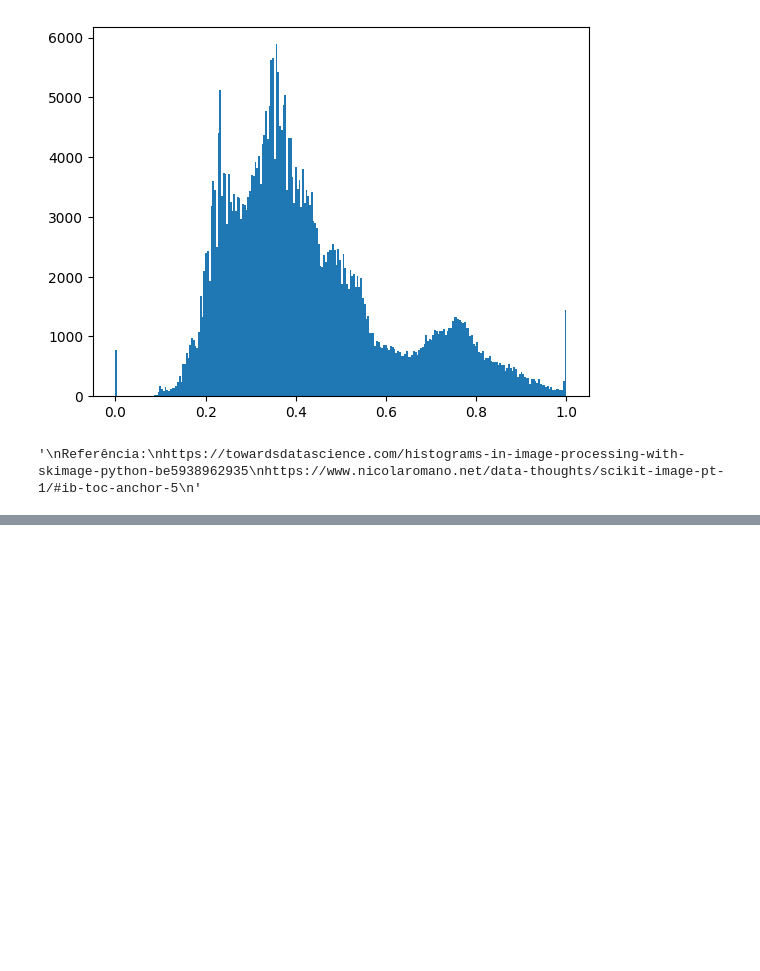
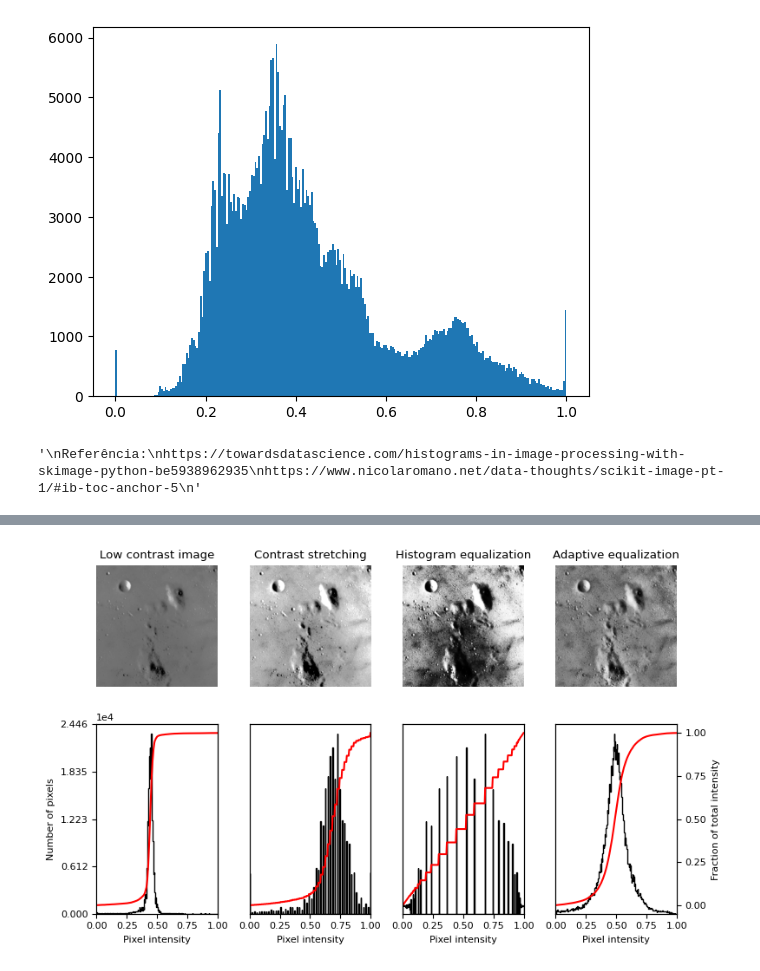
Before and after one commit to juunioor/COMPUTACAOVISUAL, a Jupyter notebook: semana6_compvisu.ipynb, the cells around one changed output, grey strips where cells are left out. Drawn from its saved outputs; the diff is of its cells as text; code cells hidden in the pictures; blank space fills up the shorter version.

```diff
--- a/semana6_compvisu.ipynb
+++ b/semana6_compvisu.ipynb
@@ -113,0 +105,91 @@ https://www.nicolaromano.net/data-thoughts/scikit-image-pt-1/#ib-toc-anchor-5
+# %%
+# 4. Equalizar o histograma de uma imagem usando Python e scikit-image.
+import matplotlib
+import matplotlib.pyplot as plt
+import numpy as np
+
+from skimage import data, img_as_float
+from skimage import exposure
+
+
+matplotlib.rcParams['font.size'] = 8
+
+
+def plot_img_and_hist(image, axes, bins=256):
+    """Plot an image along with its histogram and cumulative histogram.
+
+    """
+    image = img_as_float(image)
+    ax_img, ax_hist = axes
+    ax_cdf = ax_hist.twinx()
+
+    # Display image
+    ax_img.imshow(image, cmap=plt.cm.gray)
+    ax_img.set_axis_off()
+
+    # Display histogram
+    ax_hist.hist(image.ravel(), bins=bins, histtype='step', color='black')
+    ax_hist.ticklabel_format(axis='y', style='scientific', scilimits=(0, 0))
+    ax_hist.set_xlabel('Pixel intensity')
+    ax_hist.set_xlim(0, 1)
+    ax_hist.set_yticks([])
+
+    # Display cumulative distribution
+    img_cdf, bins = exposure.cumulative_distribution(image, bins)
+    ax_cdf.plot(bins, img_cdf, 'r')
+    ax_cdf.set_yticks([])
+
+    return ax_img, ax_hist, ax_cdf
+
+
+# Load an example image
+img = data.moon()
+
+# Contrast stretching
+p2, p98 = np.percentile(img, (2, 98))
+img_rescale = exposure.rescale_intensity(img, in_range=(p2, p98))
+
+# Equalization
+img_eq = exposure.equalize_hist(img)
+
+# Adaptive Equalization
+img_adapteq = exposure.equalize_adapthist(img, clip_limit=0.03)
+
+# Display results
+fig = plt.figure(figsize=(8, 5))
+axes = np.zeros((2, 4), dtype=object)
+axes[0, 0] = fig.add_subplot(2, 4, 1)
+for i in range(1, 4):
+    axes[0, i] = fig.add_subplot(2, 4, 1+i, sharex=axes[0,0], sharey=axes[0,0])
+for i in range(0, 4):
+    axes[1, i] = fig.add_subplot(2, 4, 5+i)
+
+ax_img, ax_hist, ax_cdf = plot_img_and_hist(img, axes[:, 0])
+ax_img.set_title('Low contrast image')
+
+y_min, y_max = ax_hist.get_ylim()
+ax_hist.set_ylabel('Number of pixels')
+ax_hist.set_yticks(np.linspace(0, y_max, 5))
+
+ax_img, ax_hist, ax_cdf = plot_img_and_hist(img_rescale, axes[:, 1])
+ax_img.set_title('Contrast stretching')
+
+ax_img, ax_hist, ax_cdf = plot_img_and_hist(img_eq, axes[:, 2])
+ax_img.set_title('Histogram equalization')
+
+ax_img, ax_hist, ax_cdf = plot_img_and_hist(img_adapteq, axes[:, 3])
+ax_img.set_title('Adaptive equalization')
+
+ax_cdf.set_ylabel('Fraction of total intensity')
+ax_cdf.set_yticks(np.linspace(0, 1, 5))
+
+# prevent overlap of y-axis labels
+fig.tight_layout()
+plt.show()
+
+'''
+https://scikit-image.org/docs/stable/auto_examples/color_exposure/plot_equalize.html
+https://www.nicolaromano.net/data-thoughts/scikit-image-pt-1/#ib-toc-anchor-5
+'''
+# %% [output]
+[figure, added]
```
Also changed, not shown: parts of 5 cells of this notebook.
